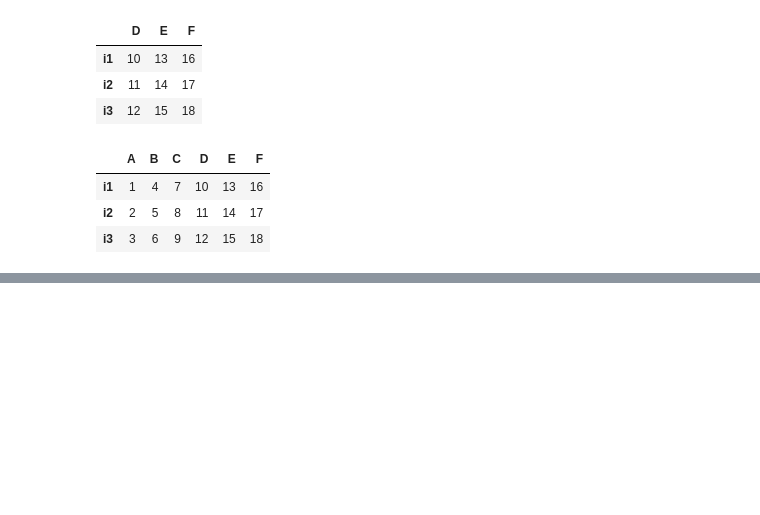
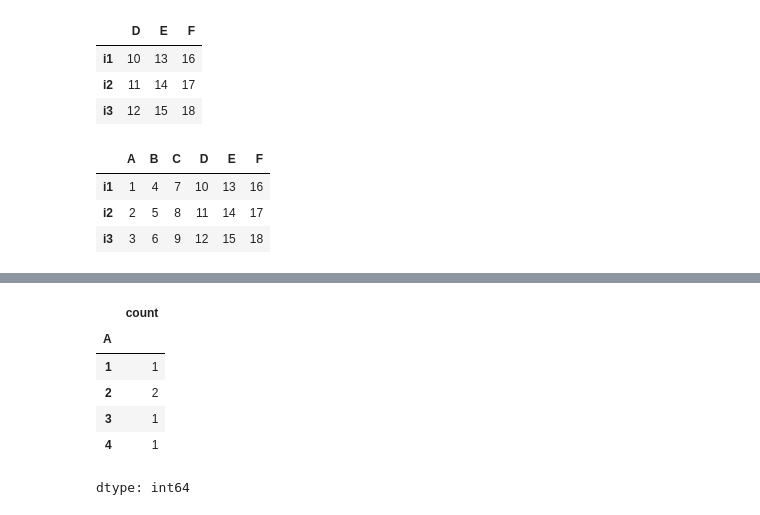
Before and after one commit to IUDigital2024/Curso_Basico_Udemy_ML, a Jupyter notebook: Curso_Udemy_Machine_Learning.ipynb, the cells around one changed output, grey strips where cells are left out. Drawn from its saved outputs; the diff is of its cells as text; code cells hidden in the pictures; blank space fills up the shorter version.

```diff
--- a/Curso_Udemy_Machine_Learning.ipynb
+++ b/Curso_Udemy_Machine_Learning.ipynb
@@ -398,0 +432,11 @@ dataframe1.join(dataframe2)
+# %%
+#para mostrar la salida en orden
+resultado['A'].value_counts().sort_index()
+# %% [output]
+|  | count |
+| A |  |
+| 1 | 1 |
+| 2 | 2 |
+| 3 | 1 |
+| 4 | 1 |
+dtype: int64
```
Also changed, not shown: parts of 6 cells of this notebook.
